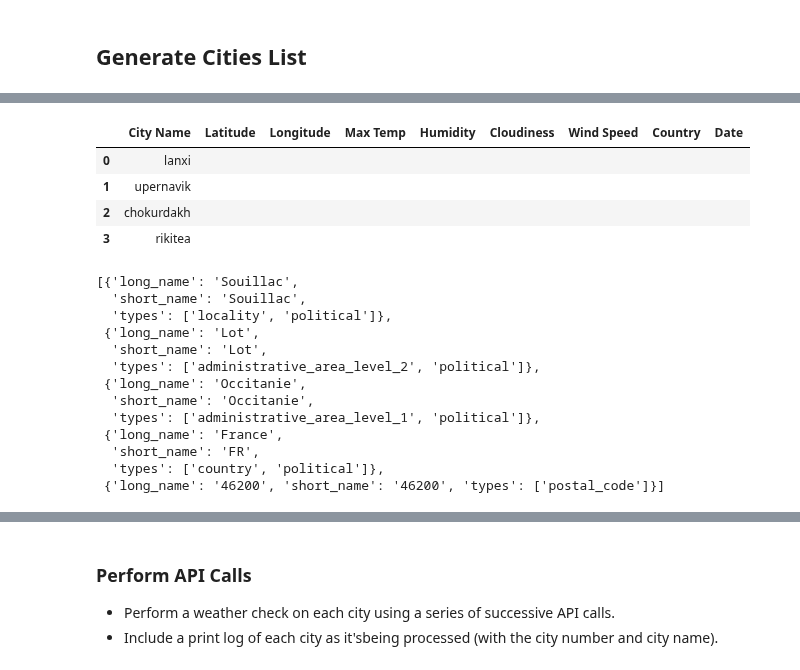
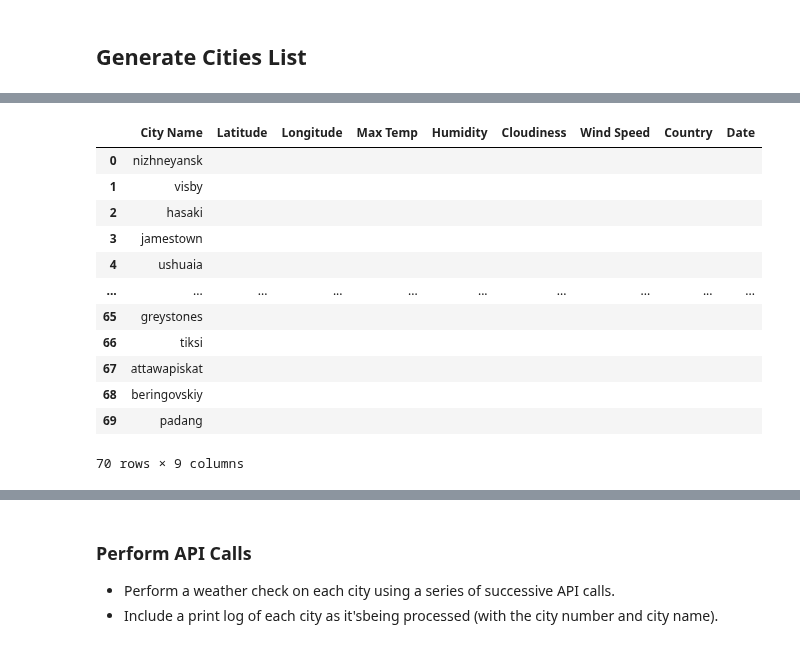
Before and after one commit to chrispope12391/Python-API-Challenge, a Jupyter notebook: WeatherPy/WeatherPy.ipynb, the cells around one changed output, grey strips where cells are left out. Cells and saved outputs as stored; diff of their text form; code cells hidden in the pictures.

```diff
--- a/WeatherPy/WeatherPy.ipynb
+++ b/WeatherPy/WeatherPy.ipynb
@@ -57,21 +57,29 @@ print(len(cities))
 # %%
 combined_df = pd.DataFrame({'City Name':cities})
 combined_df['Latitude'] = ""
 combined_df['Longitude'] = ""
 combined_df['Max Temp'] = ""
 combined_df['Humidity'] = ""
 combined_df['Cloudiness'] = ""
 combined_df['Wind Speed'] = ""
 combined_df['Country'] = ""
 combined_df['Date'] = ""
-small_list = combined_df.head(4)
+small_list = combined_df.head(70)
 small_list
 # %% [output]
 |  | City Name | Latitude | Longitude | Max Temp | Humidity | Cloudiness | Wind Speed | Country | Date |
-| 0 | lanxi |  |  |  |  |  |  |  |  |
-| 1 | upernavik |  |  |  |  |  |  |  |  |
-| 2 | chokurdakh |  |  |  |  |  |  |  |  |
-| 3 | rikitea |  |  |  |  |  |  |  |  |
+| 0 | nizhneyansk |  |  |  |  |  |  |  |  |
+| 1 | visby |  |  |  |  |  |  |  |  |
+| 2 | hasaki |  |  |  |  |  |  |  |  |
+| 3 | jamestown |  |  |  |  |  |  |  |  |
+| 4 | ushuaia |  |  |  |  |  |  |  |  |
+| ... | ... | ... | ... | ... | ... | ... | ... | ... | ... |
+| 65 | greystones |  |  |  |  |  |  |  |  |
+| 66 | tiksi |  |  |  |  |  |  |  |  |
+| 67 | attawapiskat |  |  |  |  |  |  |  |  |
+| 68 | beringovskiy |  |  |  |  |  |  |  |  |
+| 69 | padang |  |  |  |  |  |  |  |  |
+70 rows × 9 columns
 # %%
 target_city = "souillac"
 
@@ -96,21 +104,7 @@ lng = seattle_geo["results"][0]["geometry"]["location"]["lng"]
 
 # Print results
 # print(f"{target_city}: {lat}, {lng}")
-seattle_geo['results'][0]['address_components']
+seattle_geo['results']
-# %% [output]
-[{'long_name': 'Souillac',
-  'short_name': 'Souillac',
-  'types': ['locality', 'political']},
- {'long_name': 'Lot',
-  'short_name': 'Lot',
-  'types': ['administrative_area_level_2', 'political']},
- {'long_name': 'Occitanie',
-  'short_name': 'Occitanie',
-  'types': ['administrative_area_level_1', 'political']},
- {'long_name': 'France',
-  'short_name': 'FR',
-  'types': ['country', 'political']},
- {'long_name': '46200', 'short_name': '46200', 'types': ['postal_code']}]
 # %%
 params = {"key": g_key}
 
```
Also changed, not shown: parts of 24 cells of this notebook, 2 other files.
